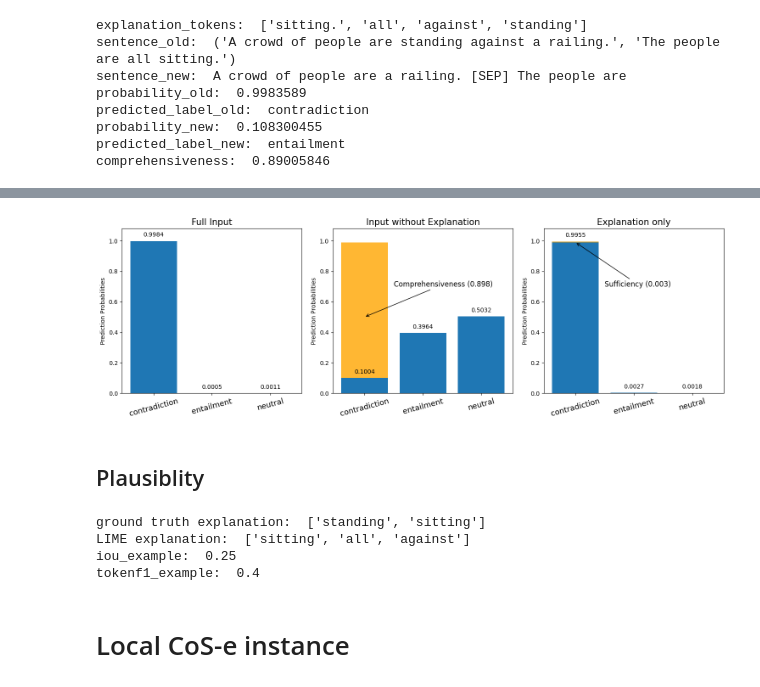
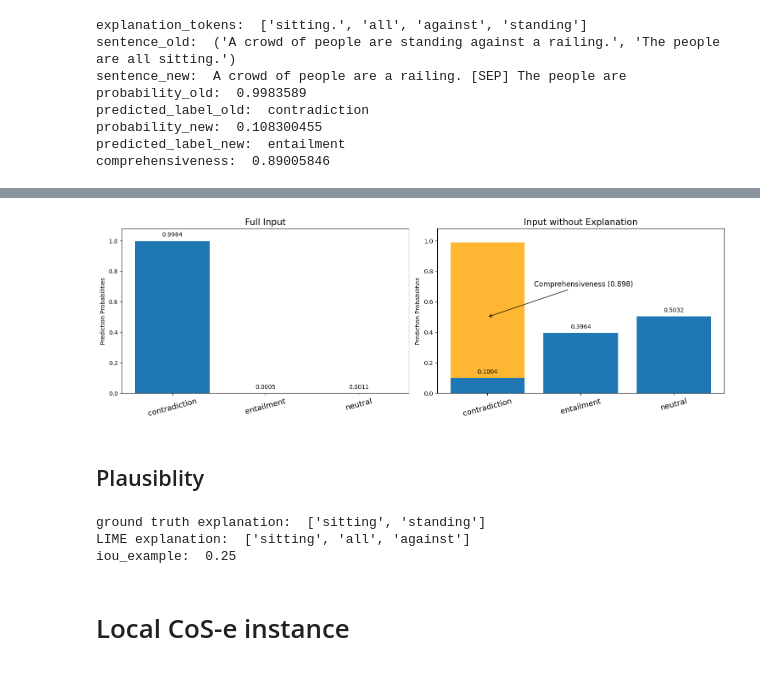
Before and after one commit to henningheyen/Scalability-Of-LLM-Posthoc-Explanations, a Jupyter notebook: explainability_local_evaluation.ipynb, the cells around one changed output, grey strips where cells are left out. Cells and saved outputs as stored; diff of their text form; code cells hidden in the pictures.

```diff
--- a/explainability_local_evaluation.ipynb
+++ b/explainability_local_evaluation.ipynb
@@ -205,7 +142,7 @@ pred_suff = {
 import matplotlib.pyplot as plt
 
 # Create subplots
-fig, axs = plt.subplots(1, 3, figsize=(15, 5))
+fig, axs = plt.subplots(1, 2, figsize=(15, 5))
 
 # Common order for labels
 common_labels = ['contradiction', 'entailment', 'neutral']
@@ -214,36 +151,35 @@ common_labels = ['contradiction', 'entailment', 'neutral']
 def add_labels(ax, labels, scores):
     for i, score in enumerate(scores):
         ax.text(i, score + 0.02, round(score, 4), ha='center', va='bottom')
 
 # Function to plot bars in common order
 def plot_bars(ax, title, data, add_extra_bar=False, annotation_text=None, height=None):
     ordered_scores = [data['scores'][data['labels'].index(label)] if label in data['labels'] else 0 for label in common_labels]
     ax.bar(common_labels, ordered_scores)
     ax.set_title(title, fontsize=15)
     ax.set_ylabel('Prediction Probabilities')
     ax.set_ylim([0, 1.08])
     add_labels(ax, common_labels, ordered_scores)
     ax.tick_params(axis='x', rotation=15, labelsize=13)
 
     if add_extra_bar:
         contradiction_index = common_labels.index('contradiction')
         original_height = ordered_scores[contradiction_index]
         additional_height = 0.99 - original_height
         ax.bar(common_labels[contradiction_index], additional_height, color='orange', alpha=0.8, bottom=original_height)
 
         if annotation_text:
             ax.annotate(annotation_text, xy=(contradiction_index, height), xytext=(contradiction_index + 0.5, 0.7),
                         arrowprops=dict(facecolor='black', arrowstyle='->'), fontsize=12)
 
-# Plot for pred_full, pred_comp, pred_suff
+# Plot for pred_full, pred_comp
 plot_bars(axs[0], 'Full Input', pred_full)
 plot_bars(axs[1], 'Input without Explanation', pred_comp, add_extra_bar=True, annotation_text='Comprehensiveness (0.898)', height=0.5)
-plot_bars(axs[2], 'Explanation only', pred_suff, add_extra_bar=True, annotation_text='Sufficiency (0.003)', height=0.99)
 
 plt.tight_layout()
 plt.show()
 # %% [output]
-[figure, old version]
+[figure, new version]
 # %% [markdown]
 ## Plausiblity
 # %%
@@ -263,15 +199,12 @@ print('ground truth explanation: ', sample_ground_truth)
 print('LIME explanation: ', sample_explanation_tokens)
 
 iou_example = explainer_nli.compute_instance_iou(sample_explanation_tokens, sample_ground_truth)
-tokenf1_example = explainer_nli.compute_instance_f1(sample_explanation_tokens, sample_ground_truth)
 
 print('iou_example: ', iou_example)
-print('tokenf1_example: ', tokenf1_example)
 # %% [output]
-ground truth explanation:  ['standing', 'sitting']
+ground truth explanation:  ['sitting', 'standing']
 LIME explanation:  ['sitting', 'all', 'against']
 iou_example:  0.25
-tokenf1_example:  0.4
 # %%
 html_explanation = sample_explanation.as_html(labels = [sample_explanation.top_labels[0]])
 # Save the HTML to a file
```
Also changed, not shown: parts of 18 cells of this notebook.
